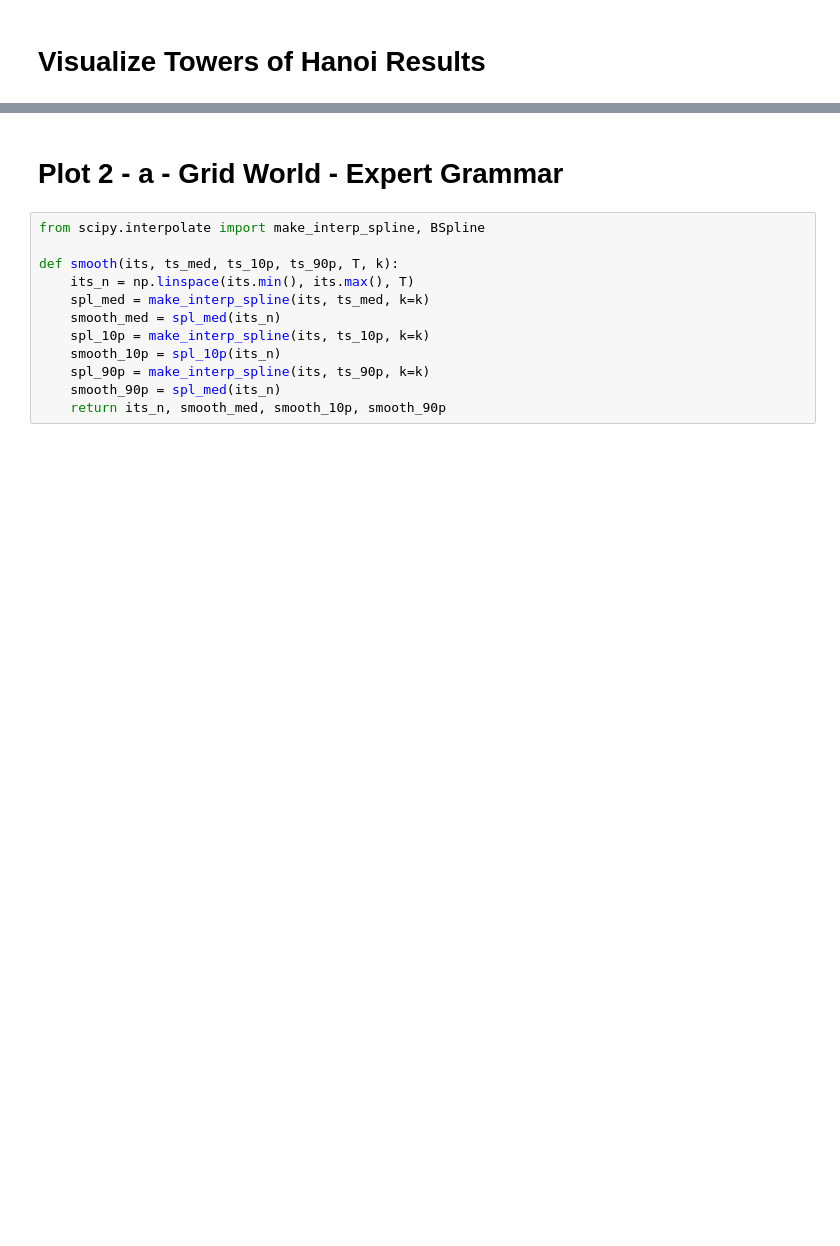
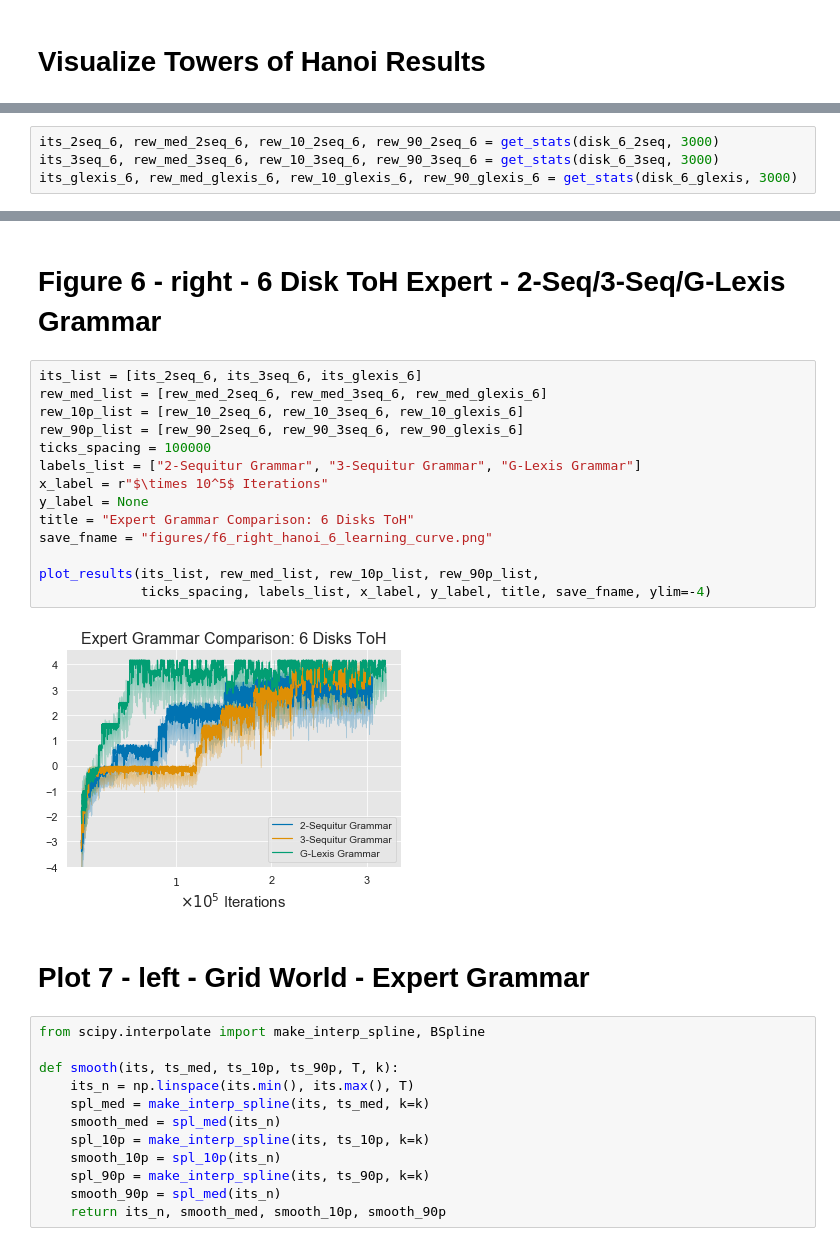
Before and after one commit to RobertTLange/action-grammars-hrl, a Jupyter notebook: visualize_results.ipynb, the cells around one changed output, grey strips where cells are left out. Drawn from its saved outputs; the diff is of its cells as text; blank space fills up the shorter version.

```diff
--- a/visualize_results.ipynb
+++ b/visualize_results.ipynb
@@ -77 +90,5 @@ rew_90_q_6 = disk_6_q.loc[:len(its_imi_6), "rew_90th_p"]
+# %%
+its_2seq_6, rew_med_2seq_6, rew_10_2seq_6, rew_90_2seq_6 = get_stats(disk_6_2seq, 3000)
+its_3seq_6, rew_med_3seq_6, rew_10_3seq_6, rew_90_3seq_6 = get_stats(disk_6_3seq, 3000)
+its_glexis_6, rew_med_glexis_6, rew_10_glexis_6, rew_90_glexis_6 = get_stats(disk_6_glexis, 3000)
 # %% [markdown]
@@ -164,5 +130,23 @@ plt.savefig("figures/hanoi_4_learning_curve.png", dpi=300)
+# %% [markdown]
+# Figure 6 - right - 6 Disk ToH Expert - 2-Seq/3-Seq/G-Lexis Grammar
+# %%
+its_list = [its_2seq_6, its_3seq_6, its_glexis_6]
+rew_med_list = [rew_med_2seq_6, rew_med_3seq_6, rew_med_glexis_6]
+rew_10p_list = [rew_10_2seq_6, rew_10_3seq_6, rew_10_glexis_6]
+rew_90p_list = [rew_90_2seq_6, rew_90_3seq_6, rew_90_glexis_6]
+ticks_spacing = 100000
+labels_list = ["2-Sequitur Grammar", "3-Sequitur Grammar", "G-Lexis Grammar"]
+x_label = r"$\times 10^5$ Iterations"
+y_label = None
+title = "Expert Grammar Comparison: 6 Disks ToH"
+save_fname = "figures/f6_right_hanoi_6_learning_curve.png"
+
+plot_results(its_list, rew_med_list, rew_10p_list, rew_90p_list,
+             ticks_spacing, labels_list, x_label, y_label, title, save_fname, ylim=-4)
+# %% [output]
+[figure, added]
 # %% [markdown]
-# Plot 2 - a - Grid World - Expert Grammar
+# Plot 7 - left - Grid World - Expert Grammar
 # %%
 from scipy.interpolate import make_interp_spline, BSpline
 
```
Also changed, not shown: parts of 28 cells of this notebook, 2 other files.
